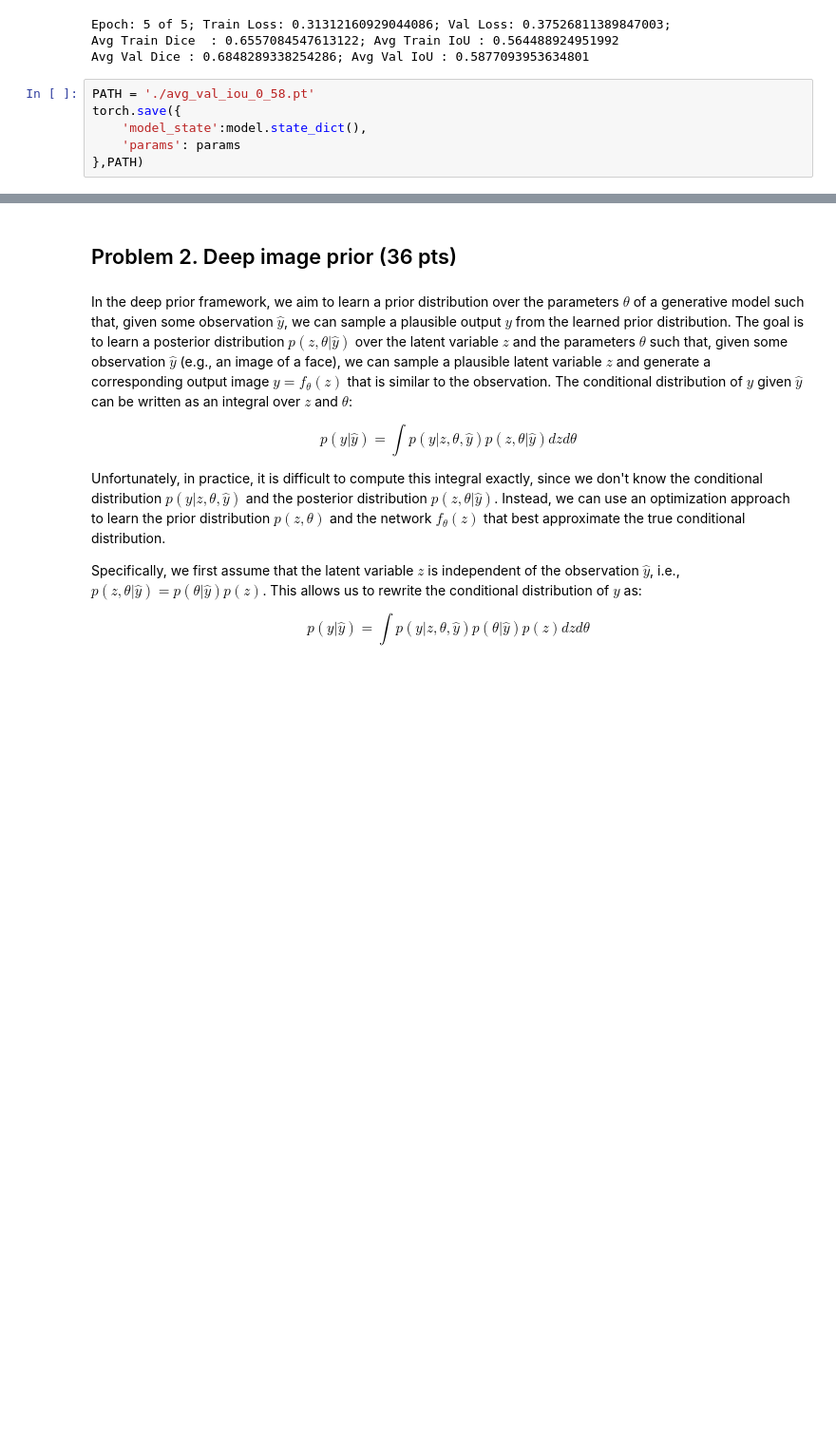
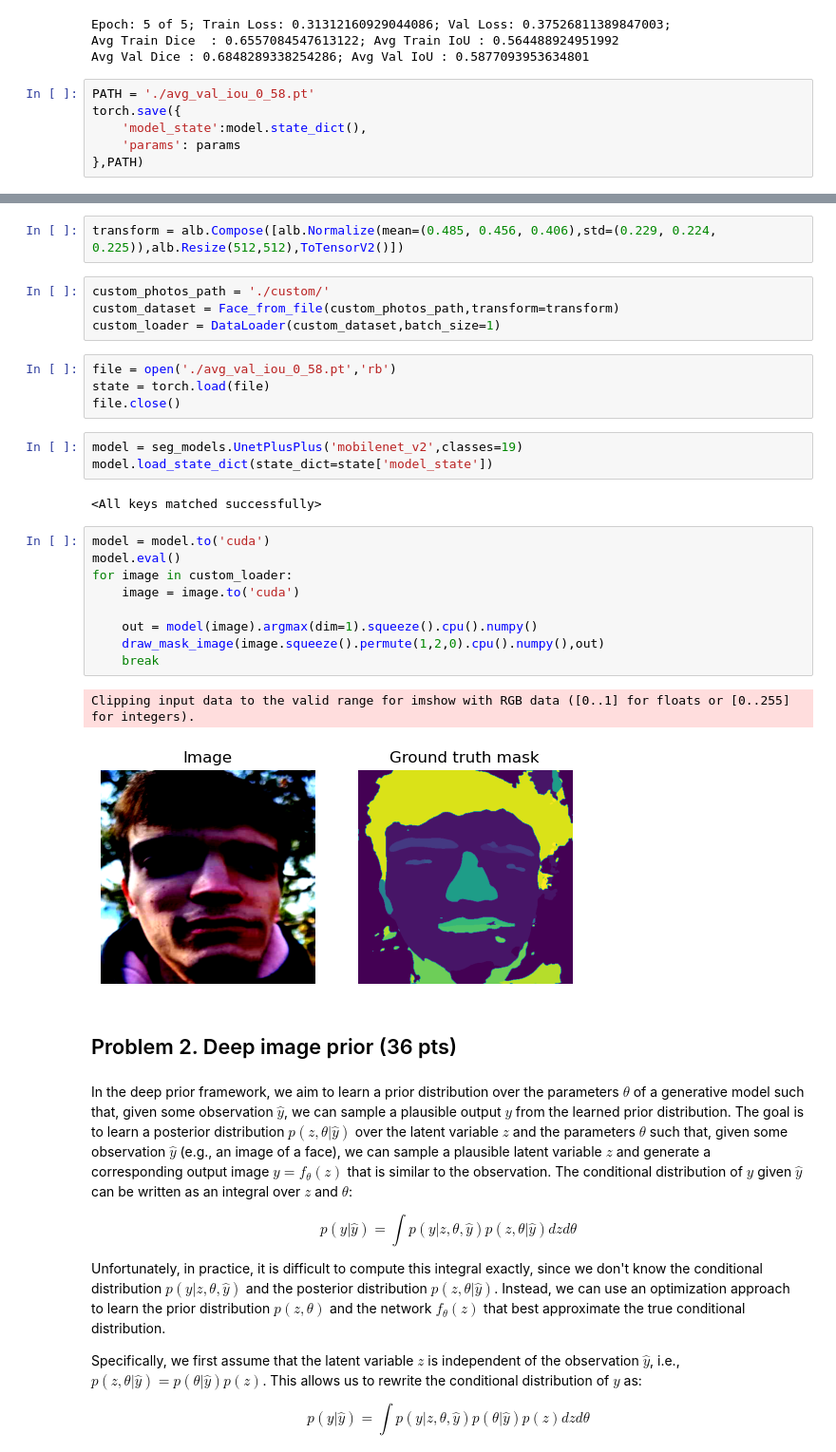
Before and after one commit to LoneWayfarer/DL_course, a Jupyter notebook: HW2/hw2.ipynb, the cells around one changed output, grey strips where cells are left out. Shown at 95% size. Drawn from its saved outputs; the diff is of its cells as text; blank space fills up the shorter version.

```diff
--- a/HW2/hw2.ipynb
+++ b/HW2/hw2.ipynb
@@ -374,3 +446,30 @@ Mean values of IoU score per each class:[0.80252613 0.86730781 0.62284877 0.7012
+# %%
+transform = alb.Compose([alb.Normalize(mean=(0.485, 0.456, 0.406),std=(0.229, 0.224, 0.225)),alb.Resize(512,512),ToTensorV2()])
+# %%
+custom_photos_path = './custom/'
+custom_dataset = Face_from_file(custom_photos_path,transform=transform)
+custom_loader = DataLoader(custom_dataset,batch_size=1)
+# %%
+file = open('./avg_val_iou_0_58.pt','rb')
+state = torch.load(file)
+file.close()
+# %%
+model = seg_models.UnetPlusPlus('mobilenet_v2',classes=19)
+model.load_state_dict(state_dict=state['model_state'])
+# %% [output]
+<All keys matched successfully>
+# %%
+model = model.to('cuda')
+model.eval()
+for image in custom_loader:
+    image = image.to('cuda')
+
+    out = model(image).argmax(dim=1).squeeze().cpu().numpy()
+    draw_mask_image(image.squeeze().permute(1,2,0).cpu().numpy(),out)
+    break
+# %% [output]
+Clipping input data to the valid range for imshow with RGB data ([0..1] for floats or [0..255] for integers).
+[figure, added]
 # %% [markdown]
 ## Problem 2. Deep image prior (36 pts)
 # %% [markdown]
```
Also changed, not shown: parts of 10 cells of this notebook, 1 other file.
